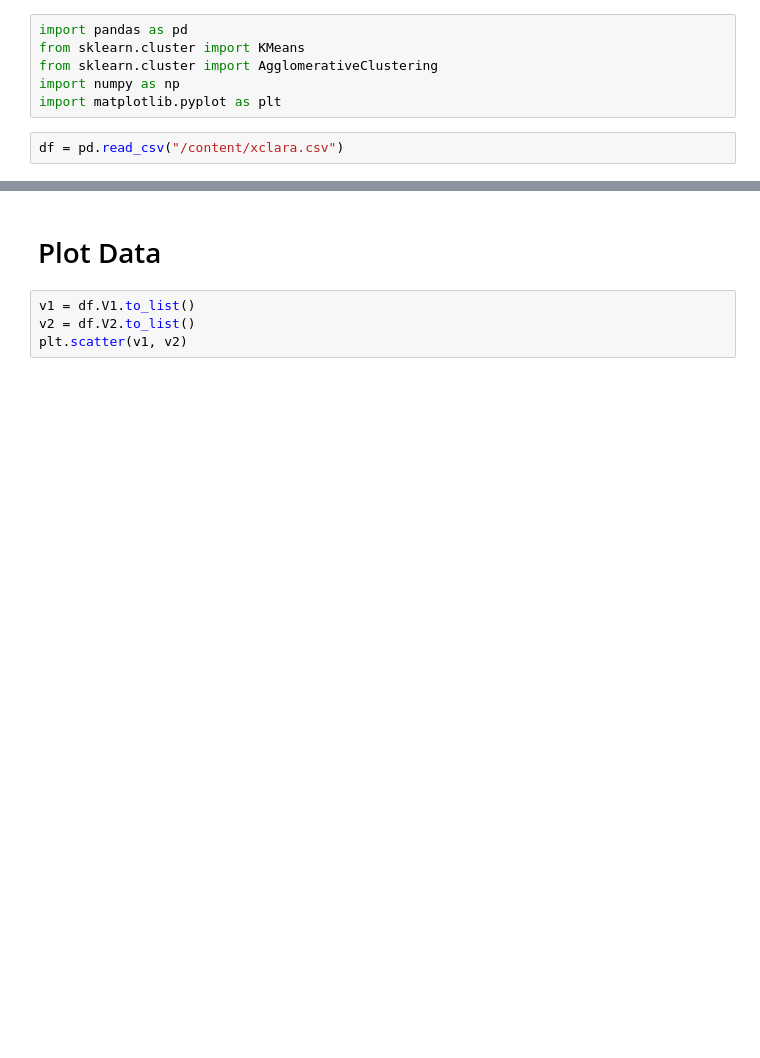
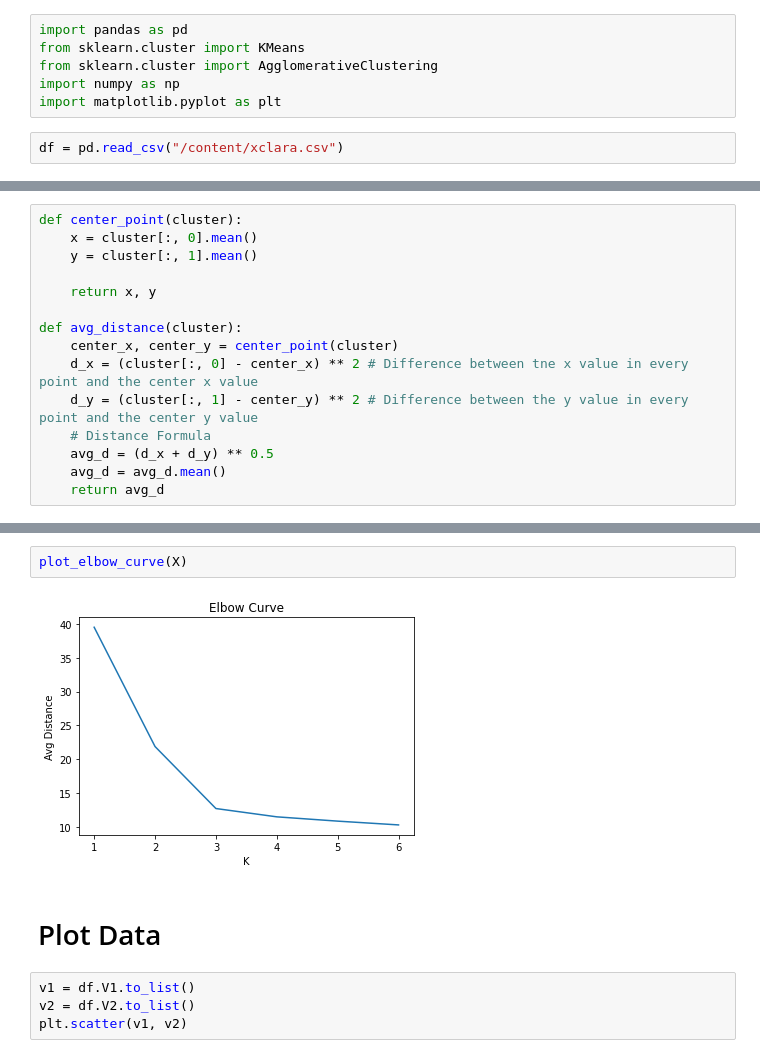
Before and after one commit to SarthakJaingit/Philippine-Science-High-School-AI_Club, a Jupyter notebook: KMeans_Elbow_Curve.ipynb, the cells around one changed output, grey strips where cells are left out. Saved outputs shown, nothing was run; the diff lists cells and outputs as text; blank space fills up the shorter version.

Commit message:
Finished Elbow Curve Code

```diff
--- a/KMeans.ipynb
+++ b/KMeans_Elbow_Curve.ipynb
@@ -8,0 +11,15 @@ df = pd.read_csv("/content/xclara.csv")
+# %%
+def center_point(cluster):
+    x = cluster[:, 0].mean()
+    y = cluster[:, 1].mean()
+
+    return x, y
+
+def avg_distance(cluster):
+    center_x, center_y = center_point(cluster)
+    d_x = (cluster[:, 0] - center_x) ** 2 # Difference between tne x value in every point and the center x value
+    d_y = (cluster[:, 1] - center_y) ** 2 # Difference between the y value in every point and the center y value
+    # Distance Formula
+    avg_d = (d_x + d_y) ** 0.5
+    avg_d = avg_d.mean()
+    return avg_d
@@ -9,3 +70,7 @@ df = pd.read_csv("/content/xclara.csv")
+# %%
+plot_elbow_curve(X)
+# %% [output]
+[figure, added]
 # %% [markdown]
 # Plot Data
 # %%
```
Also changed, not shown: parts of 2 cells of this notebook.
